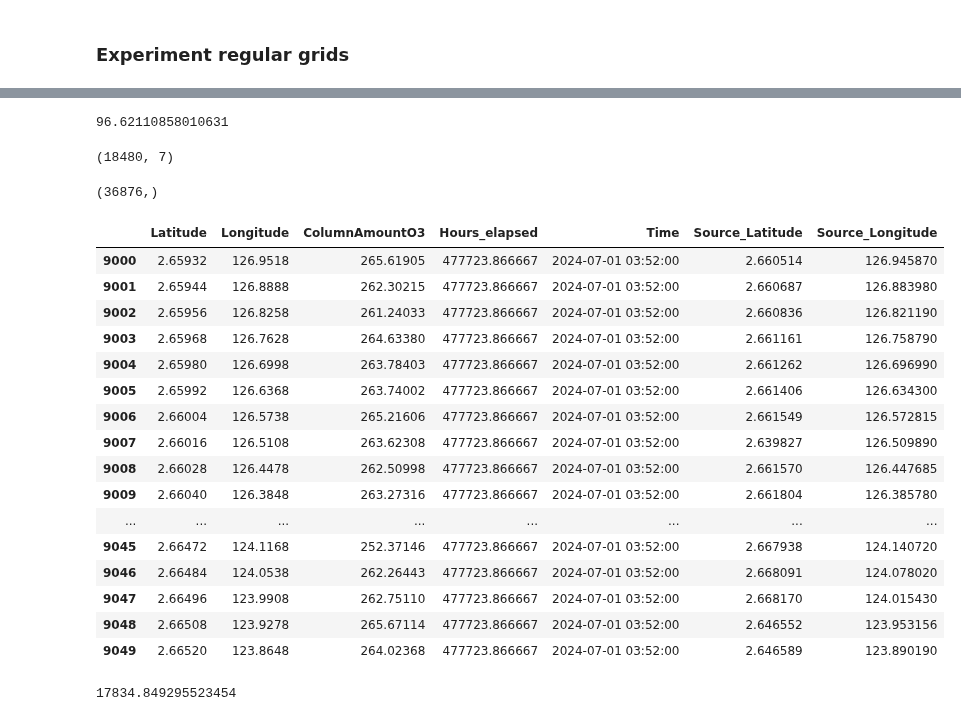
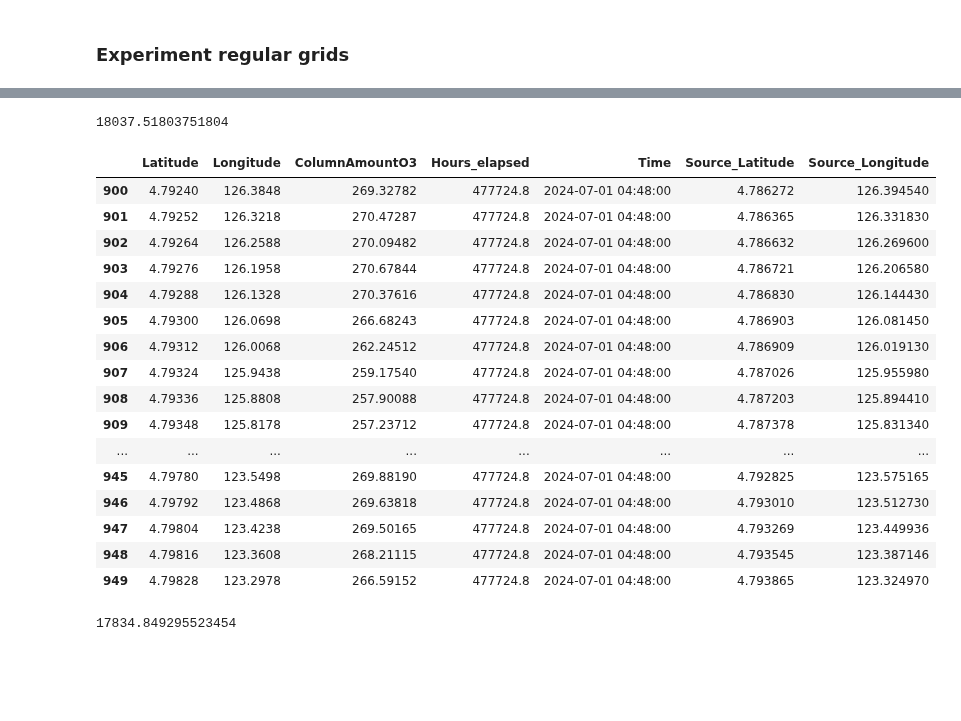
Before and after one commit to cl20813/GEMS_TCO, a Jupyter notebook: data_preprocessing/experiment.ipynb, the cells around one changed output, grey strips where cells are left out. Cells and saved outputs as stored; diff of their text form; code cells hidden in the pictures; blank space fills up the shorter version.

```diff
--- a/data_preprocessing/experiment.ipynb
+++ b/data_preprocessing/experiment.ipynb
@@ -343,16 +343,16 @@ instance = dmbh.center_matching_hour(df, lat_start, lat_end, lon_start, lon_end)
 # %% [markdown]
 ### Experiment regular grids
 # %%
-step_lat_list = [0.042]  # 0.0455 better than 0 0.0453, 0.0622,  0.05 0.05 is not really good
-step_lon_list = [0.063]      # best 0.0455, 0.065 gives high separation but match is not good
+step_lat_list = [0.044]  #  0.05 0.05 is not really good
+step_lon_list = [0.063]
 lon_start_list = [123.0]
 for lon_start in lon_start_list:
-    #instance = dmbh.center_matching_hour(df, lat_start, lat_end, lon_start, lon_end)
-    instance = center_matching_hour(df, lat_start, lat_end, lon_start, lon_end)
+    instance = dmbh.center_matching_hour(df, lat_start, lat_end, lon_start, lon_end)
+    #instance = center_matching_hour(df, lat_start, lat_end, lon_start, lon_end)
     for step_lat in step_lat_list:
         for step_lon in step_lon_list:
             center_points = instance.make_center_points(step_lat = step_lat, step_lon= step_lon)
-            coarse_cen_map = instance.coarse_by_center(data_map_hour, center_points)
+            coarse_cen_map = instance.coarse_by_center(ori_map, center_points)
 
             # coarse_cen_map3 = instance.coarse_by_center_unique(data_map_hour, center_points)
             res = []
@@ -384,34 +384,27 @@ for lon_start in lon_start_list:
 # %%
-35630/36876*100
+5/0.044*(10/0.063)
 # %% [output]
-96.62110858010631
+18037.51803751804
-# %%
-print(coarse_cen_map['y24m07day01_hm00:52'].shape)
-
-data_map_hour['y24m07day01_hm00:52']['ColumnAmountO3'].shape
-# %% [output]
-(18480, 7)
-(36876,)
 # %%
-coarse_cen_map[keys_list[3]][9000:9050]
+coarse_cen_map[keys_list[4]][900:950]
 # %% [output]
 |  | Latitude | Longitude | ColumnAmountO3 | Hours_elapsed | Time | Source_Latitude | Source_Longitude |
-| 9000 | 2.65932 | 126.9518 | 265.61905 | 477723.866667 | 2024-07-01 03:52:00 | 2.660514 | 126.945870 |
-| 9001 | 2.65944 | 126.8888 | 262.30215 | 477723.866667 | 2024-07-01 03:52:00 | 2.660687 | 126.883980 |
-| 9002 | 2.65956 | 126.8258 | 261.24033 | 477723.866667 | 2024-07-01 03:52:00 | 2.660836 | 126.821190 |
-| 9003 | 2.65968 | 126.7628 | 264.63380 | 477723.866667 | 2024-07-01 03:52:00 | 2.661161 | 126.758790 |
-| 9004 | 2.65980 | 126.6998 | 263.78403 | 477723.866667 | 2024-07-01 03:52:00 | 2.661262 | 126.696990 |
-| 9005 | 2.65992 | 126.6368 | 263.74002 | 477723.866667 | 2024-07-01 03:52:00 | 2.661406 | 126.634300 |
-| 9006 | 2.66004 | 126.5738 | 265.21606 | 477723.866667 | 2024-07-01 03:52:00 | 2.661549 | 126.572815 |
-| 9007 | 2.66016 | 126.5108 | 263.62308 | 477723.866667 | 2024-07-01 03:52:00 | 2.639827 | 126.509890 |
-| 9008 | 2.66028 | 126.4478 | 262.50998 | 477723.866667 | 2024-07-01 03:52:00 | 2.661570 | 126.447685 |
-| 9009 | 2.66040 | 126.3848 | 263.27316 | 477723.866667 | 2024-07-01 03:52:00 | 2.661804 | 126.385780 |
+| 900 | 4.79240 | 126.3848 | 269.32782 | 477724.8 | 2024-07-01 04:48:00 | 4.786272 | 126.394540 |
+| 901 | 4.79252 | 126.3218 | 270.47287 | 477724.8 | 2024-07-01 04:48:00 | 4.786365 | 126.331830 |
+| 902 | 4.79264 | 126.2588 | 270.09482 | 477724.8 | 2024-07-01 04:48:00 | 4.786632 | 126.269600 |
+| 903 | 4.79276 | 126.1958 | 270.67844 | 477724.8 | 2024-07-01 04:48:00 | 4.786721 | 126.206580 |
+| 904 | 4.79288 | 126.1328 | 270.37616 | 477724.8 | 2024-07-01 04:48:00 | 4.786830 | 126.144430 |
+| 905 | 4.79300 | 126.0698 | 266.68243 | 477724.8 | 2024-07-01 04:48:00 | 4.786903 | 126.081450 |
+| 906 | 4.79312 | 126.0068 | 262.24512 | 477724.8 | 2024-07-01 04:48:00 | 4.786909 | 126.019130 |
+| 907 | 4.79324 | 125.9438 | 259.17540 | 477724.8 | 2024-07-01 04:48:00 | 4.787026 | 125.955980 |
+| 908 | 4.79336 | 125.8808 | 257.90088 | 477724.8 | 2024-07-01 04:48:00 | 4.787203 | 125.894410 |
+| 909 | 4.79348 | 125.8178 | 257.23712 | 477724.8 | 2024-07-01 04:48:00 | 4.787378 | 125.831340 |
 | ... | ... | ... | ... | ... | ... | ... | ... |
-| 9045 | 2.66472 | 124.1168 | 252.37146 | 477723.866667 | 2024-07-01 03:52:00 | 2.667938 | 124.140720 |
-| 9046 | 2.66484 | 124.0538 | 262.26443 | 477723.866667 | 2024-07-01 03:52:00 | 2.668091 | 124.078020 |
-| 9047 | 2.66496 | 123.9908 | 262.75110 | 477723.866667 | 2024-07-01 03:52:00 | 2.668170 | 124.015430 |
-| 9048 | 2.66508 | 123.9278 | 265.67114 | 477723.866667 | 2024-07-01 03:52:00 | 2.646552 | 123.953156 |
-| 9049 | 2.66520 | 123.8648 | 264.02368 | 477723.866667 | 2024-07-01 03:52:00 | 2.646589 | 123.890190 |
+| 945 | 4.79780 | 123.5498 | 269.88190 | 477724.8 | 2024-07-01 04:48:00 | 4.792825 | 123.575165 |
+| 946 | 4.79792 | 123.4868 | 269.63818 | 477724.8 | 2024-07-01 04:48:00 | 4.793010 | 123.512730 |
+| 947 | 4.79804 | 123.4238 | 269.50165 | 477724.8 | 2024-07-01 04:48:00 | 4.793269 | 123.449936 |
+| 948 | 4.79816 | 123.3608 | 268.21115 | 477724.8 | 2024-07-01 04:48:00 | 4.793545 | 123.387146 |
+| 949 | 4.79828 | 123.2978 | 266.59152 | 477724.8 | 2024-07-01 04:48:00 | 4.793865 | 123.324970 |
 # %%
 data
 # %%
```
Also changed, not shown: parts of 2 cells of this notebook, 1 other file.
